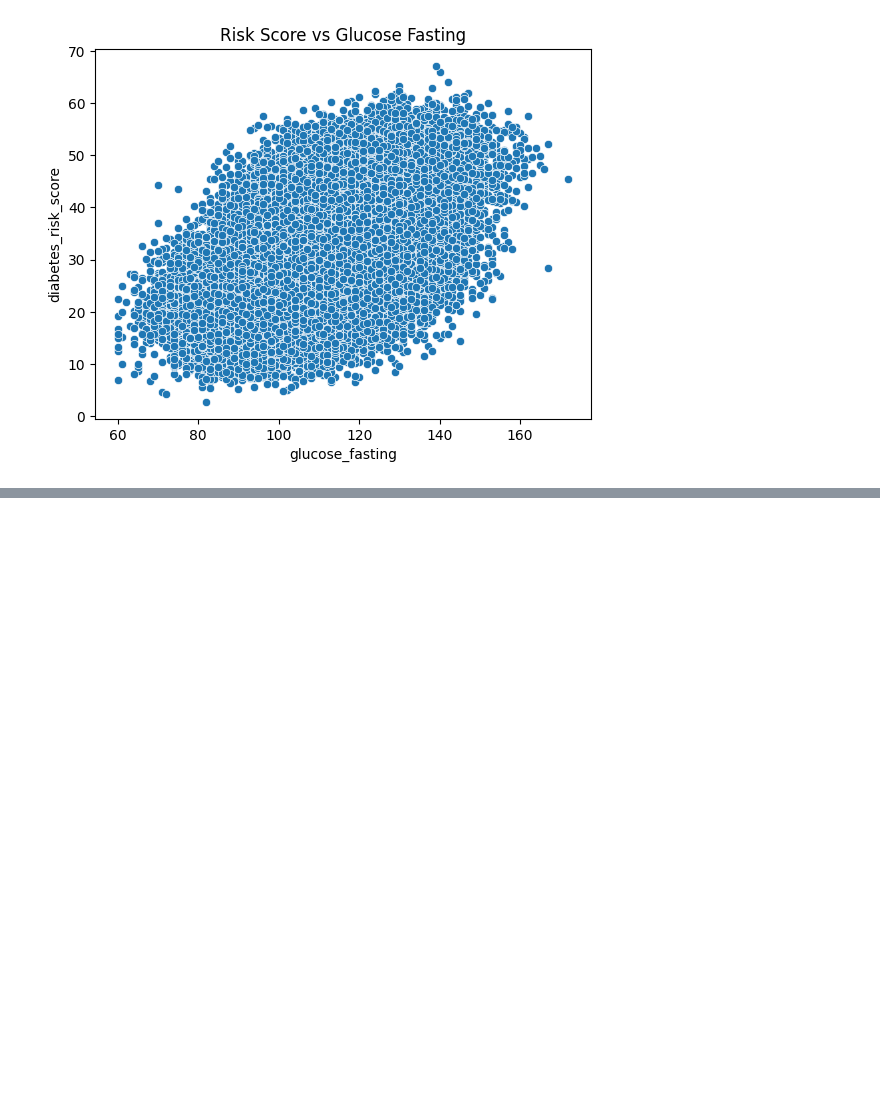
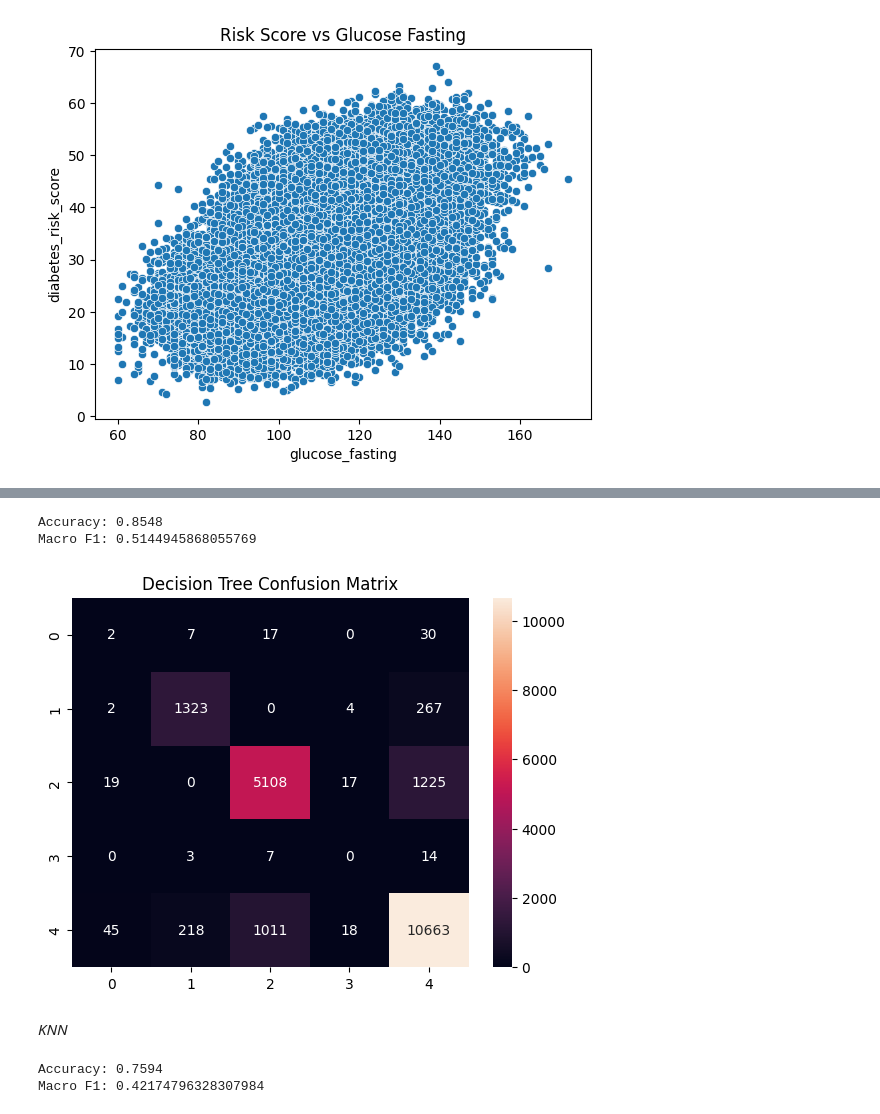
Before and after one commit to MMujtabaX/Diabetes-Health-Indicators-ML, a Jupyter notebook: notebooks/main_analysis.ipynb, the cells around one changed output, grey strips where cells are left out. Saved outputs shown, nothing was run; the diff lists cells and outputs as text; code cells hidden in the pictures; blank space fills up the shorter version.

```diff
--- a/notebooks/main_analysis.ipynb
+++ b/notebooks/main_analysis.ipynb
@@ -382,0 +508,34 @@ Xr_train, Xr_test, yr_train, yr_test = train_test_split(
+# %%
+dt_multi = DecisionTreeClassifier(random_state=42)
+
+dt_multi.fit(Xm_train, ym_train)
+
+ym_pred_dt = dt_multi.predict(Xm_test)
+
+print("Accuracy:", accuracy_score(ym_test, ym_pred_dt))
+print("Macro F1:", f1_score(ym_test, ym_pred_dt, average='macro'))
+# %% [output]
+Accuracy: 0.8548
+Macro F1: 0.5144945868055769
+# %%
+cm = confusion_matrix(ym_test, ym_pred_dt)
+
+sns.heatmap(cm, annot=True, fmt='d')
+plt.title("Decision Tree Confusion Matrix")
+plt.show()
+# %% [output]
+[figure, added]
+# %% [markdown]
+*KNN*
+# %%
+knn_multi = KNeighborsClassifier(n_neighbors=5)
+
+knn_multi.fit(Xm_train, ym_train)
+
+ym_pred_knn = knn_multi.predict(Xm_test)
+
+print("Accuracy:", accuracy_score(ym_test, ym_pred_knn))
+print("Macro F1:", f1_score(ym_test, ym_pred_knn, average='macro'))
+# %% [output]
+Accuracy: 0.7594
+Macro F1: 0.42174796328307984
```
Also changed, not shown: parts of 57 cells of this notebook, 3 other files.
